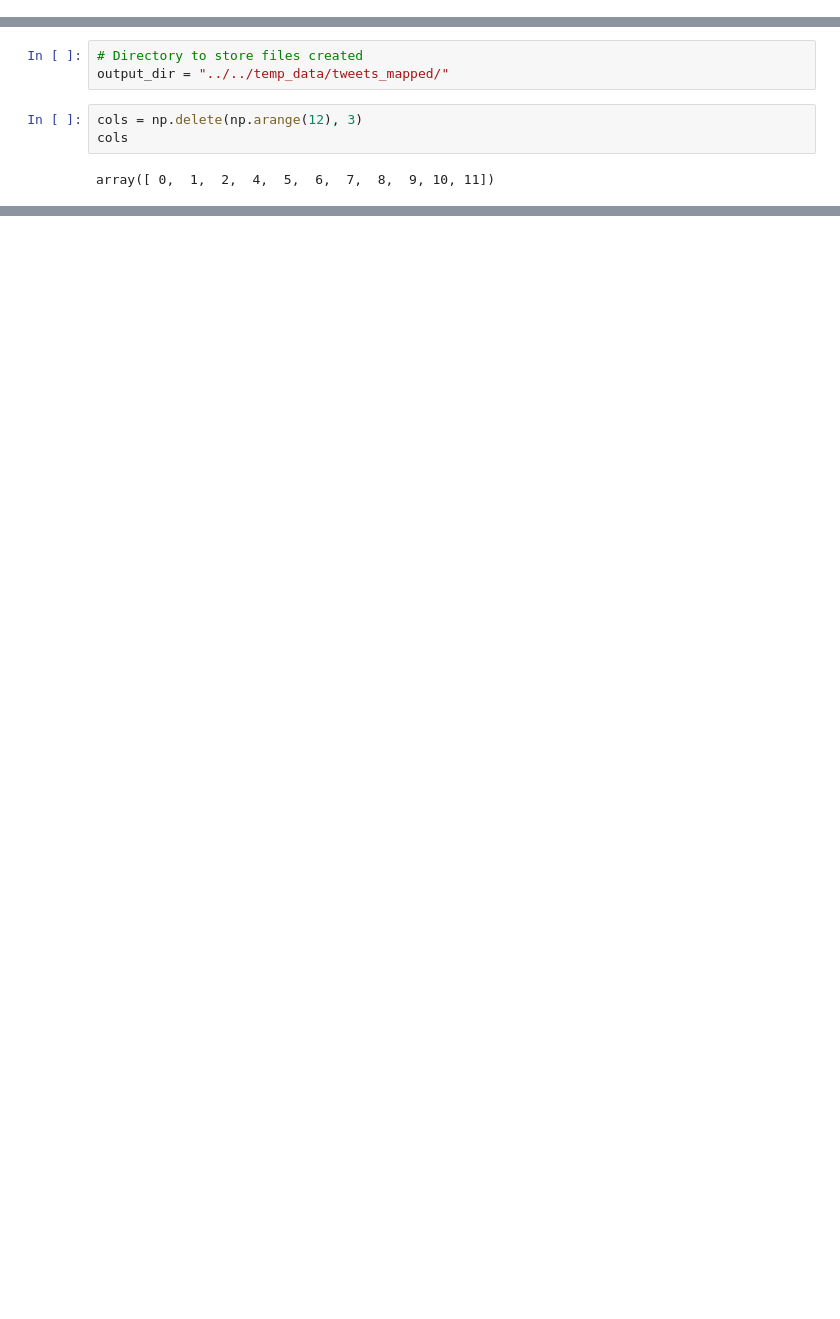
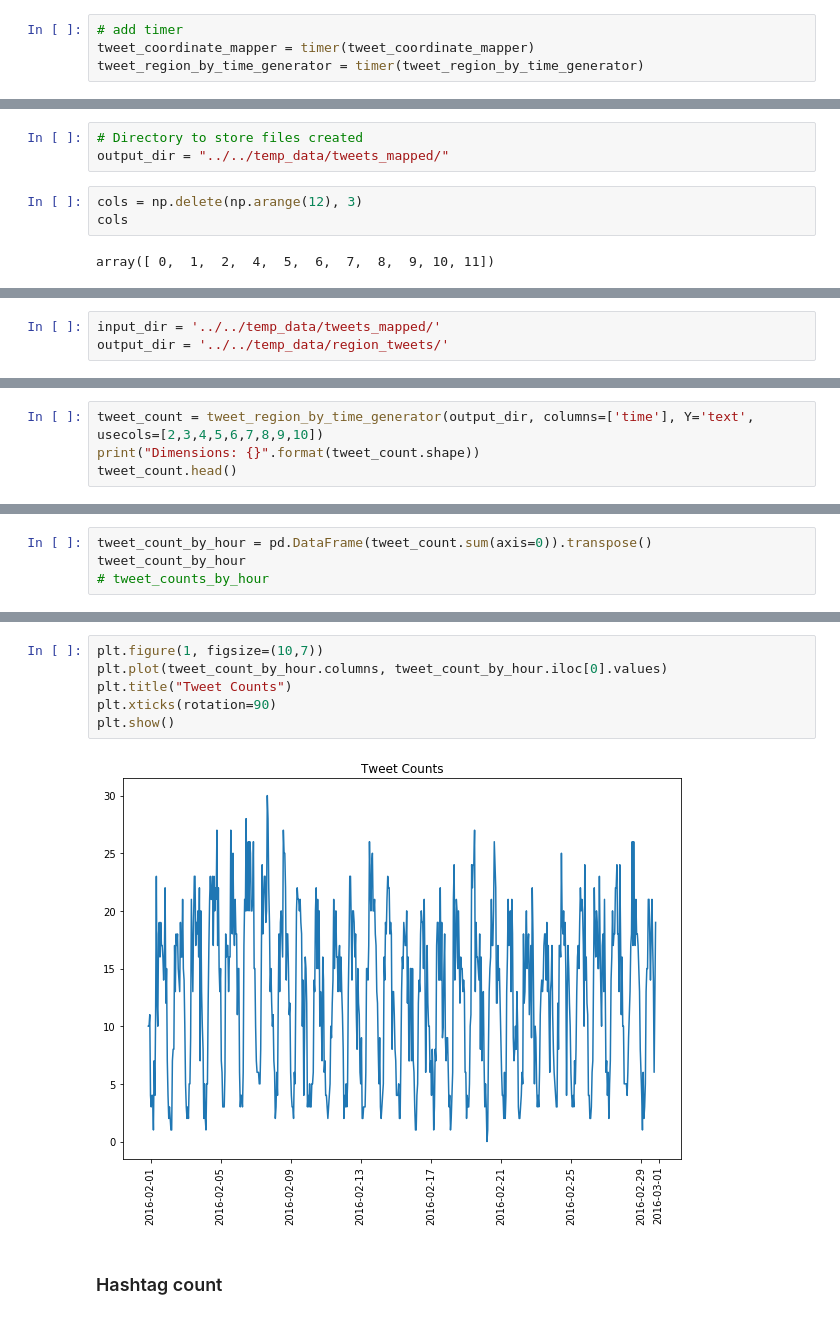
Before and after one commit to sakoki/Rushhour, a Jupyter notebook: code/playground/tweet_mapper.ipynb, the cells around one changed output, grey strips where cells are left out. Saved outputs shown, nothing was run; the diff lists cells and outputs as text; blank space fills up the shorter version.

```diff
--- a/code/playground/tweet_mapper.ipynb
+++ b/code/playground/tweet_mapper.ipynb
@@ -23,6 +23,10 @@ from api import reverse_geocode
 from decorators import timer
 
 %matplotlib inline
+# %%
+# add timer
+tweet_coordinate_mapper = timer(tweet_coordinate_mapper)
+tweet_region_by_time_generator = timer(tweet_region_by_time_generator)
 # %% [markdown]
 ## 1. Load Tweet data
 
@@ -211,0 +225,3 @@ tweet_2016_02_29.csv
+# %%
+input_dir = '../../temp_data/tweets_mapped/'
+output_dir = '../../temp_data/region_tweets/'
@@ -211,0 +253,4 @@ tweet_2016_02_29.csv
+# %%
+tweet_count = tweet_region_by_time_generator(output_dir, columns=['time'], Y='text', usecols=[2,3,4,5,6,7,8,9,10])
+print("Dimensions: {}".format(tweet_count.shape))
+tweet_count.head()
@@ -211,0 +283,4 @@ tweet_2016_02_29.csv
+# %%
+tweet_count_by_hour = pd.DataFrame(tweet_count.sum(axis=0)).transpose()
+tweet_count_by_hour
+# tweet_counts_by_hour
@@ -211,0 +295,10 @@ tweet_2016_02_29.csv
+# %%
+plt.figure(1, figsize=(10,7))
+plt.plot(tweet_count_by_hour.columns, tweet_count_by_hour.iloc[0].values)
+plt.title("Tweet Counts")
+plt.xticks(rotation=90)
+plt.show()
+# %% [output]
+[figure, added]
+# %% [markdown]
+### Hashtag count
```
Also changed, not shown: parts of 39 cells of this notebook, 2 other files.
